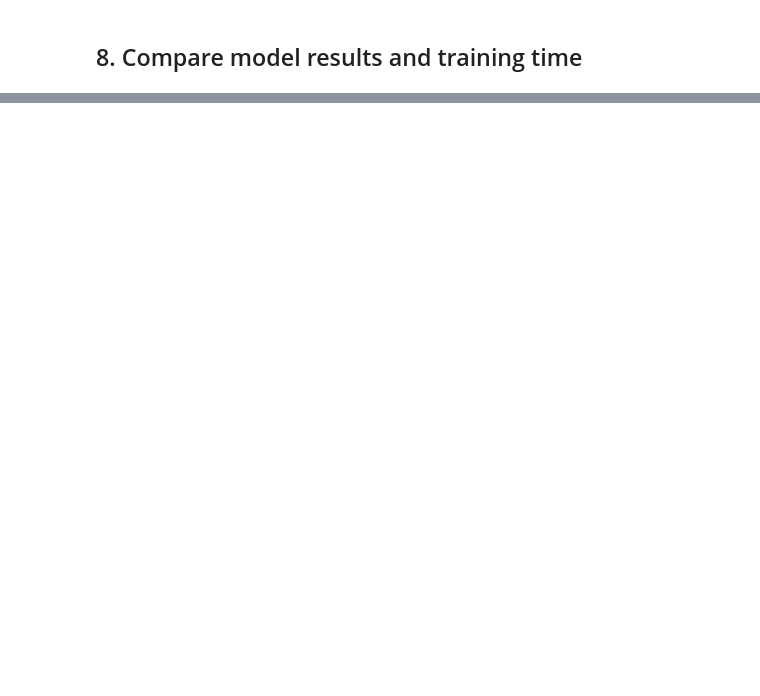
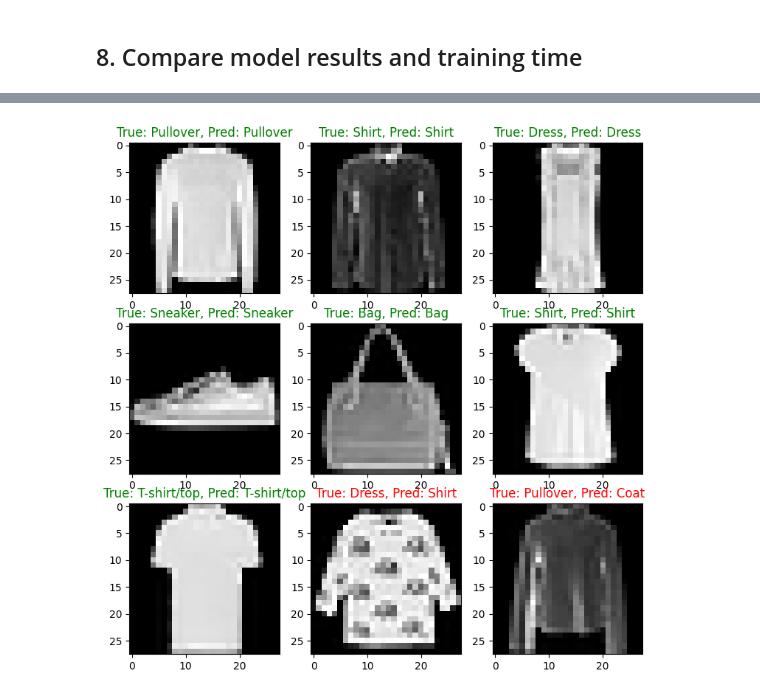
Before and after one commit to gvtsch/ZTM_Pytorch_ud, a Jupyter notebook: 03_pytorch_computer_vision.ipynb, the cells around one changed output, grey strips where cells are left out. Saved outputs shown, nothing was run; the diff lists cells and outputs as text; code cells hidden in the pictures; blank space fills up the shorter version.

```diff
--- a/03_pytorch_computer_vision.ipynb
+++ b/03_pytorch_computer_vision.ipynb
@@ -997,0 +1061,7 @@ compare_results
+# %%
+# Make predictions
+
+pred_probs = make_predictions(
+    model=model_2,
+    data=test_samples,
+)
@@ -997,0 +1079,4 @@ compare_results
+# %%
+# Convert prediction probabilities to class labels
+pred_labels = [class_names[torch.argmax(pred).item()] for pred in pred_probs]
+pred_labels[:9]
@@ -997,0 +1093,15 @@ compare_results
+# %%
+# Plot predictions
+plt.figure(figsize=(9, 9))
+nrows = 3
+ncols = 3
+for i, sample in enumerate(test_samples):
+    # create subplot
+    plt.subplot(nrows, ncols, i+1)
+    plt.imshow(sample.squeeze(0), cmap="gray")
+
+    # check for equality and set color
+    text_color = "green" if pred_labels[i] == class_names[test_labels[i]] else "red"
+    plt.title(f"True: {class_names[test_labels[i]]}, Pred: {pred_labels[i]}", color=text_color)
+# %% [output]
+[figure, added]
```
Also changed, not shown: parts of 27 cells of this notebook.
